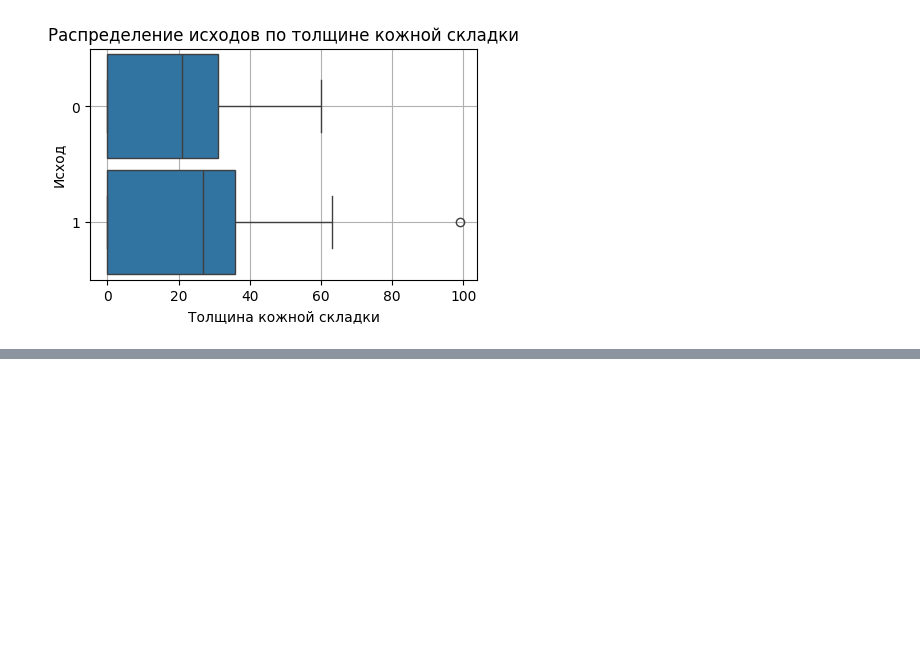
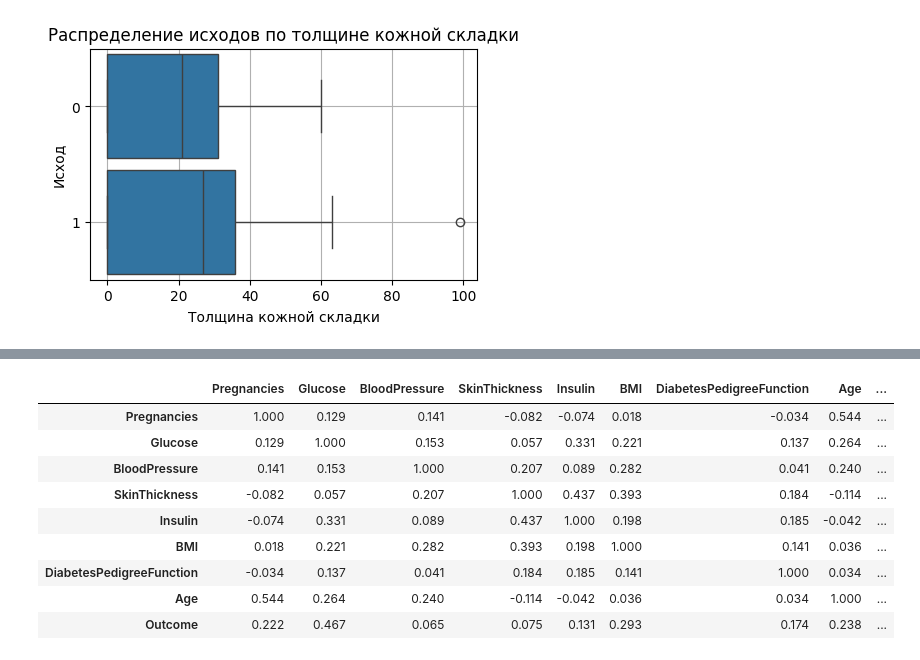
Before and after one commit to olesyaRU/OlesyaRuban, a Jupyter notebook: Итоговый проект/project.ipynb, the cells around one changed output, grey strips where cells are left out. Saved outputs shown, nothing was run; the diff lists cells and outputs as text; code cells hidden in the pictures; blank space fills up the shorter version.

```diff
--- a/Итоговый проект/project.ipynb
+++ b/Итоговый проект/project.ipynb
@@ -272,0 +313,14 @@ boxplot.grid()
+# %%
+#создайте ту же матрицу корреляции с коэффициентами, округленными до 3 знаков после запятой
+data1.corr().round(3)
+# %% [output]
+|  | Pregnancies | Glucose | BloodPressure | SkinThickness | Insulin | BMI | DiabetesPedigreeFunction | Age | ... |
+| Pregnancies | 1.000 | 0.129 | 0.141 | -0.082 | -0.074 | 0.018 | -0.034 | 0.544 | ... |
+| Glucose | 0.129 | 1.000 | 0.153 | 0.057 | 0.331 | 0.221 | 0.137 | 0.264 | ... |
+| BloodPressure | 0.141 | 0.153 | 1.000 | 0.207 | 0.089 | 0.282 | 0.041 | 0.240 | ... |
+| SkinThickness | -0.082 | 0.057 | 0.207 | 1.000 | 0.437 | 0.393 | 0.184 | -0.114 | ... |
+| Insulin | -0.074 | 0.331 | 0.089 | 0.437 | 1.000 | 0.198 | 0.185 | -0.042 | ... |
+| BMI | 0.018 | 0.221 | 0.282 | 0.393 | 0.198 | 1.000 | 0.141 | 0.036 | ... |
+| DiabetesPedigreeFunction | -0.034 | 0.137 | 0.041 | 0.184 | 0.185 | 0.141 | 1.000 | 0.034 | ... |
+| Age | 0.544 | 0.264 | 0.240 | -0.114 | -0.042 | 0.036 | 0.034 | 1.000 | ... |
+| Outcome | 0.222 | 0.467 | 0.065 | 0.075 | 0.131 | 0.293 | 0.174 | 0.238 | ... |
```
Also changed, not shown: parts of 22 cells of this notebook.
